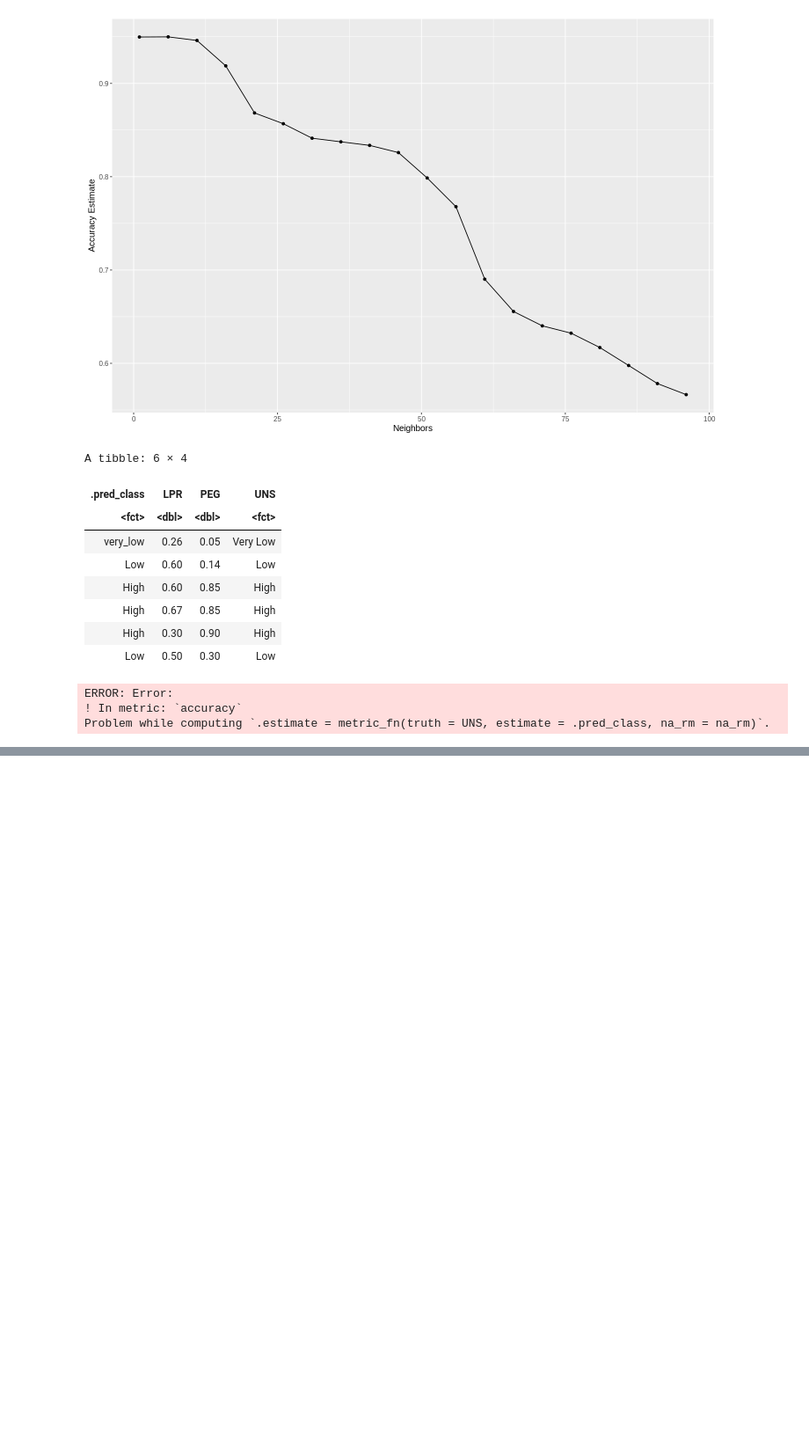
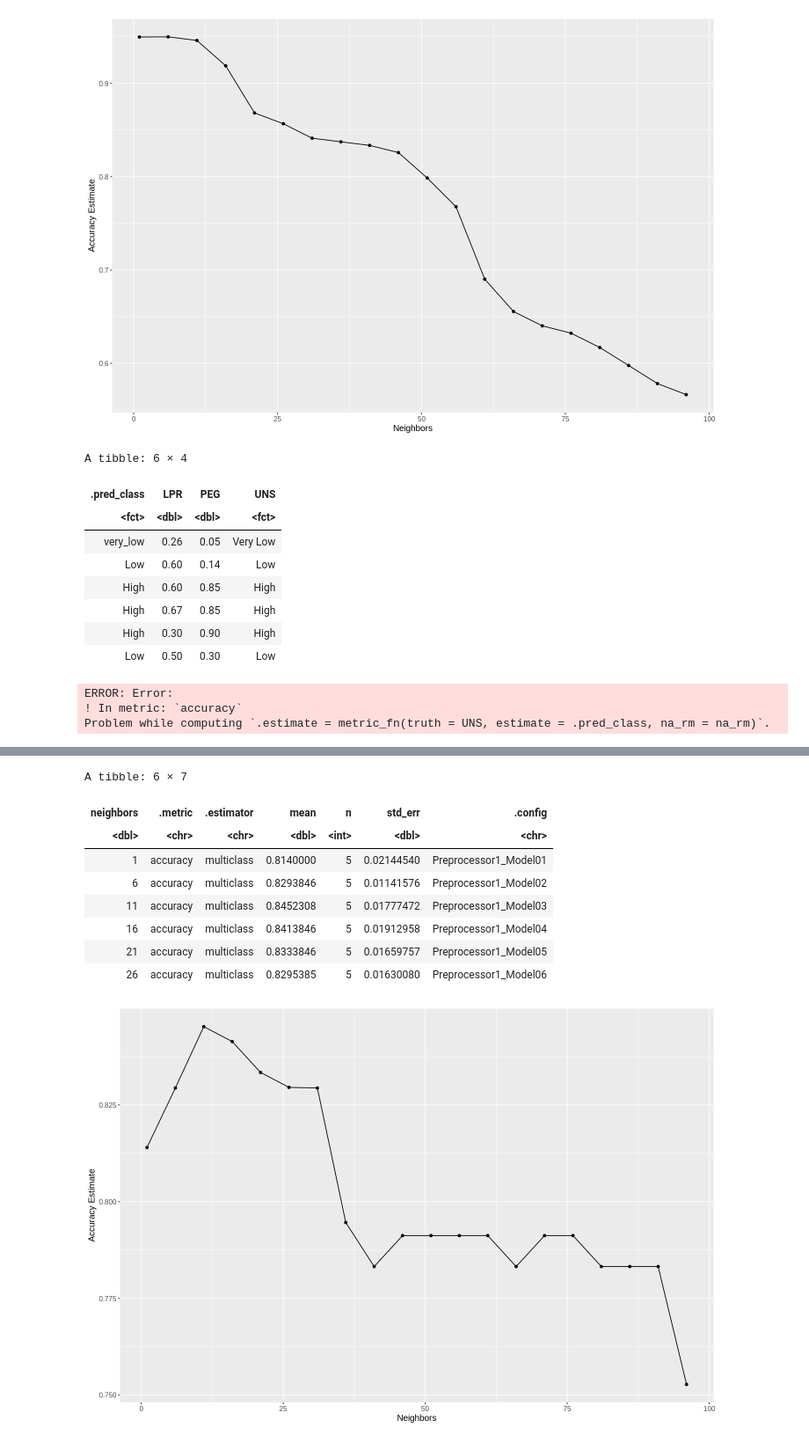
Before and after one commit to janicechn/project-005-25, a Jupyter notebook: term-project.ipynb, the cells around one changed output, grey strips where cells are left out. Shown at 88% size. Cells and saved outputs as stored; diff of their text form; code cells hidden in the pictures; blank space fills up the shorter version.

```diff
--- a/term-project.ipynb
+++ b/term-project.ipynb
@@ -146,0 +218,34 @@ Problem while computing `.estimate = metric_fn(truth = UNS, estimate = .pred_cla
+# %%
+# prepare for data modelling for PEG ONLY
+peg_recipe <- recipe(UNS ~ PEG, data = user_train)
+# create classifier and using cross-validation for parameter value selection (K)
+peg_knn_spec <- nearest_neighbor(weight_func = "rectangular", neighbors = tune()) %>%
+      set_engine("kknn") %>%
+      set_mode("classification")
+# train classifier with training data
+peg_results <- workflow() %>%
+      add_recipe(peg_recipe) %>%
+      add_model(peg_knn_spec) %>%
+      tune_grid(user_vfold, grid = k_vals) %>%
+      collect_metrics()
+peg_accuracies <- peg_results %>%
+      filter(.metric == "accuracy")
+head(peg_accuracies)
+# look for K with highest accuracy
+peg_accuracy_vs_k <- ggplot(peg_accuracies, aes(x = neighbors, y= mean)) +
+      geom_point() +
+      geom_line() +
+      labs(x = "Neighbors", y = "Accuracy Estimate") +
+      theme(text = element_text(size = 12))
+peg_accuracy_vs_k
+# %% [output]
+A tibble: 6 × 7
+| neighbors | .metric | .estimator | mean | n | std_err | .config |
+| <dbl> | <chr> | <chr> | <dbl> | <int> | <dbl> | <chr> |
+| 1 | accuracy | multiclass | 0.8140000 | 5 | 0.02144540 | Preprocessor1_Model01 |
+| 6 | accuracy | multiclass | 0.8293846 | 5 | 0.01141576 | Preprocessor1_Model02 |
+| 11 | accuracy | multiclass | 0.8452308 | 5 | 0.01777472 | Preprocessor1_Model03 |
+| 16 | accuracy | multiclass | 0.8413846 | 5 | 0.01912958 | Preprocessor1_Model04 |
+| 21 | accuracy | multiclass | 0.8333846 | 5 | 0.01659757 | Preprocessor1_Model05 |
+| 26 | accuracy | multiclass | 0.8295385 | 5 | 0.01630080 | Preprocessor1_Model06 |
+[figure, added]
```
Also changed, not shown: parts of 4 cells of this notebook.
